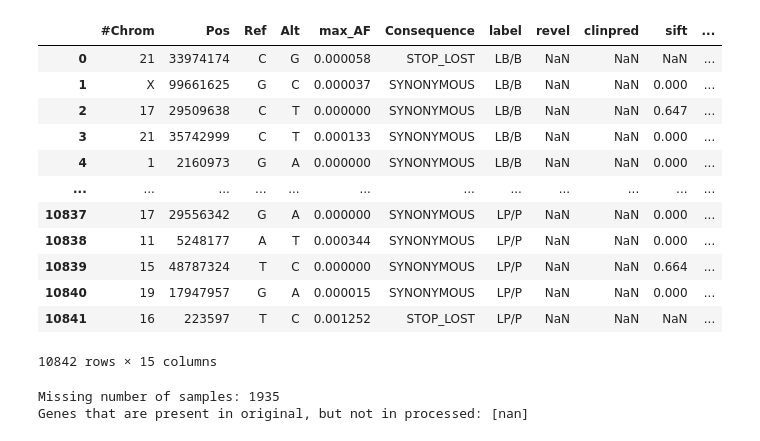
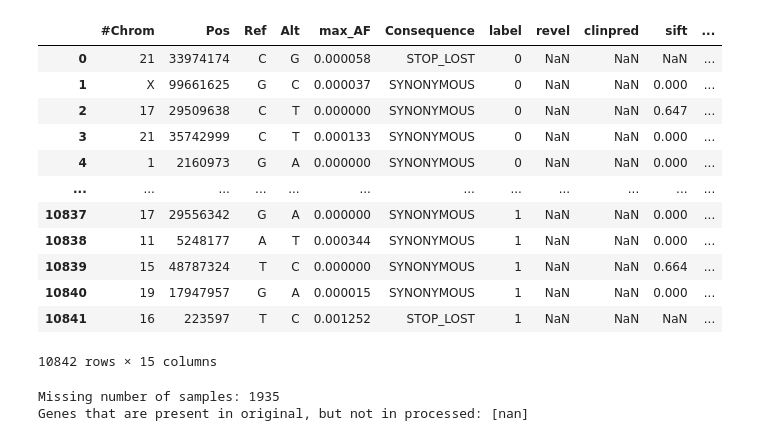
Before and after one commit to SietsmaRJ/dsls_master_thesis, a Jupyter notebook: side_scripts/detailed_data_visualization.ipynb, the cells around one changed output. Saved outputs shown, nothing was run; the diff lists cells and outputs as text; code cells hidden in the pictures.

```diff
--- a/side_scripts/detailed_data_visualization.ipynb
+++ b/side_scripts/detailed_data_visualization.ipynb
@@ -7,4 +7,12 @@ from matplotlib import pyplot as plt
 from scipy import stats
 import time
 import requests
-from bs4 import BeautifulSoup
+import datetime
+import sys
+import os
+import pathlib
+import seaborn as sns
+
+location = 'rjsietsma'
+
+read_loc = '/home/'+location+'/Documents/School/Master_DSLS/Final_Thesis/Initial_Data_exploration/'
@@ -28,21 +88,22 @@ dataset
 # %%
 # Loading in the original test_results to see if SNV's are missing
 
-original_dataset = pd.read_csv("/home/sietsmarj/Documents/School/Master_DSLS/Final_Thesis/Initial_Data_exploration/test_results.txt", sep='\t', header=0)
+original_dataset = pd.read_csv(read_loc+"test_results.txt", sep='\t', header=0)
+original_dataset['label'].replace({"LB/B":0, "LP/P":1}, inplace=True)
 original_dataset
 # %% [output]
 |  | #Chrom | Pos | Ref | Alt | max_AF | Consequence | label | revel | clinpred | sift | ... |
-| 0 | 21 | 33974174 | C | G | 0.000058 | STOP_LOST | LB/B | NaN | NaN | NaN | ... |
-| 1 | X | 99661625 | G | C | 0.000037 | SYNONYMOUS | LB/B | NaN | NaN | 0.000 | ... |
-| 2 | 17 | 29509638 | C | T | 0.000000 | SYNONYMOUS | LB/B | NaN | NaN | 0.647 | ... |
-| 3 | 21 | 35742999 | C | T | 0.000133 | SYNONYMOUS | LB/B | NaN | NaN | 0.000 | ... |
-| 4 | 1 | 2160973 | G | A | 0.000000 | SYNONYMOUS | LB/B | NaN | NaN | 0.000 | ... |
+| 0 | 21 | 33974174 | C | G | 0.000058 | STOP_LOST | 0 | NaN | NaN | NaN | ... |
+| 1 | X | 99661625 | G | C | 0.000037 | SYNONYMOUS | 0 | NaN | NaN | 0.000 | ... |
+| 2 | 17 | 29509638 | C | T | 0.000000 | SYNONYMOUS | 0 | NaN | NaN | 0.647 | ... |
+| 3 | 21 | 35742999 | C | T | 0.000133 | SYNONYMOUS | 0 | NaN | NaN | 0.000 | ... |
+| 4 | 1 | 2160973 | G | A | 0.000000 | SYNONYMOUS | 0 | NaN | NaN | 0.000 | ... |
 | ... | ... | ... | ... | ... | ... | ... | ... | ... | ... | ... | ... |
-| 10837 | 17 | 29556342 | G | A | 0.000000 | SYNONYMOUS | LP/P | NaN | NaN | 0.000 | ... |
-| 10838 | 11 | 5248177 | A | T | 0.000344 | SYNONYMOUS | LP/P | NaN | NaN | 0.000 | ... |
-| 10839 | 15 | 48787324 | T | C | 0.000000 | SYNONYMOUS | LP/P | NaN | NaN | 0.664 | ... |
-| 10840 | 19 | 17947957 | G | A | 0.000015 | SYNONYMOUS | LP/P | NaN | NaN | 0.000 | ... |
-| 10841 | 16 | 223597 | T | C | 0.001252 | STOP_LOST | LP/P | NaN | NaN | NaN | ... |
+| 10837 | 17 | 29556342 | G | A | 0.000000 | SYNONYMOUS | 1 | NaN | NaN | 0.000 | ... |
+| 10838 | 11 | 5248177 | A | T | 0.000344 | SYNONYMOUS | 1 | NaN | NaN | 0.000 | ... |
+| 10839 | 15 | 48787324 | T | C | 0.000000 | SYNONYMOUS | 1 | NaN | NaN | 0.664 | ... |
+| 10840 | 19 | 17947957 | G | A | 0.000015 | SYNONYMOUS | 1 | NaN | NaN | 0.000 | ... |
+| 10841 | 16 | 223597 | T | C | 0.001252 | STOP_LOST | 1 | NaN | NaN | NaN | ... |
 10842 rows × 15 columns
 # %%
 # Merging
```
Also changed, not shown: parts of 30 cells of this notebook, 4 other files.
